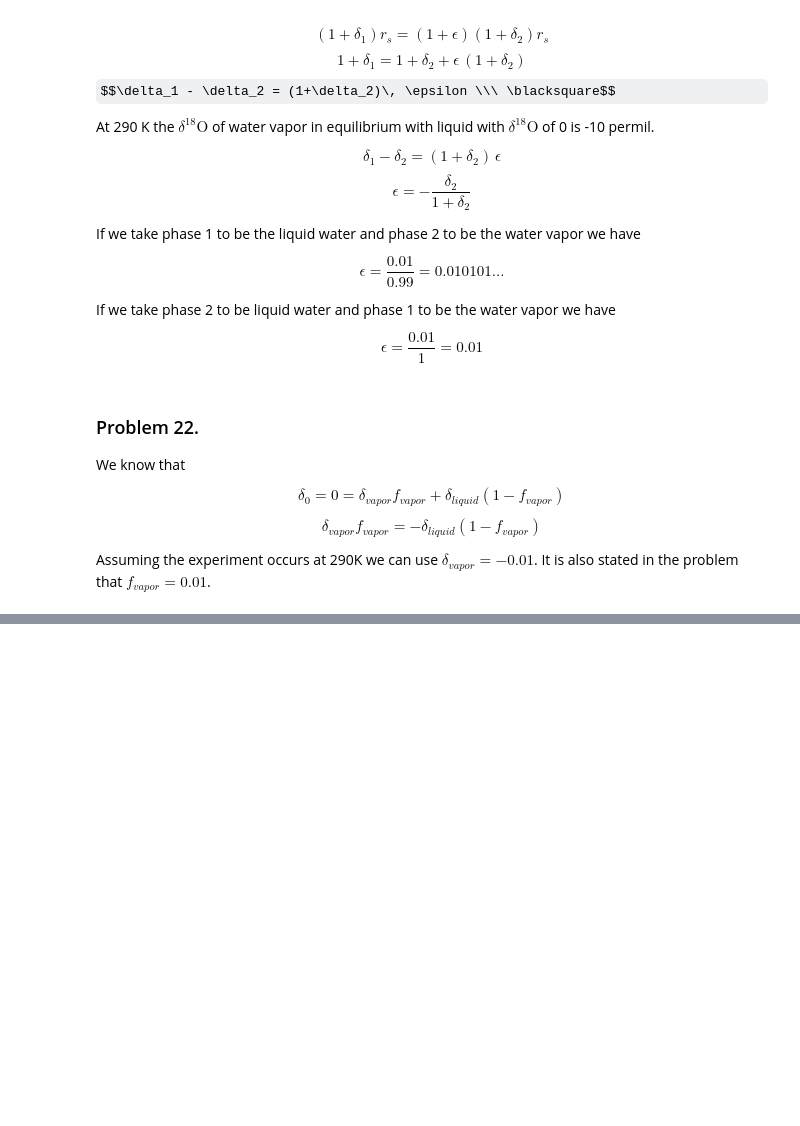
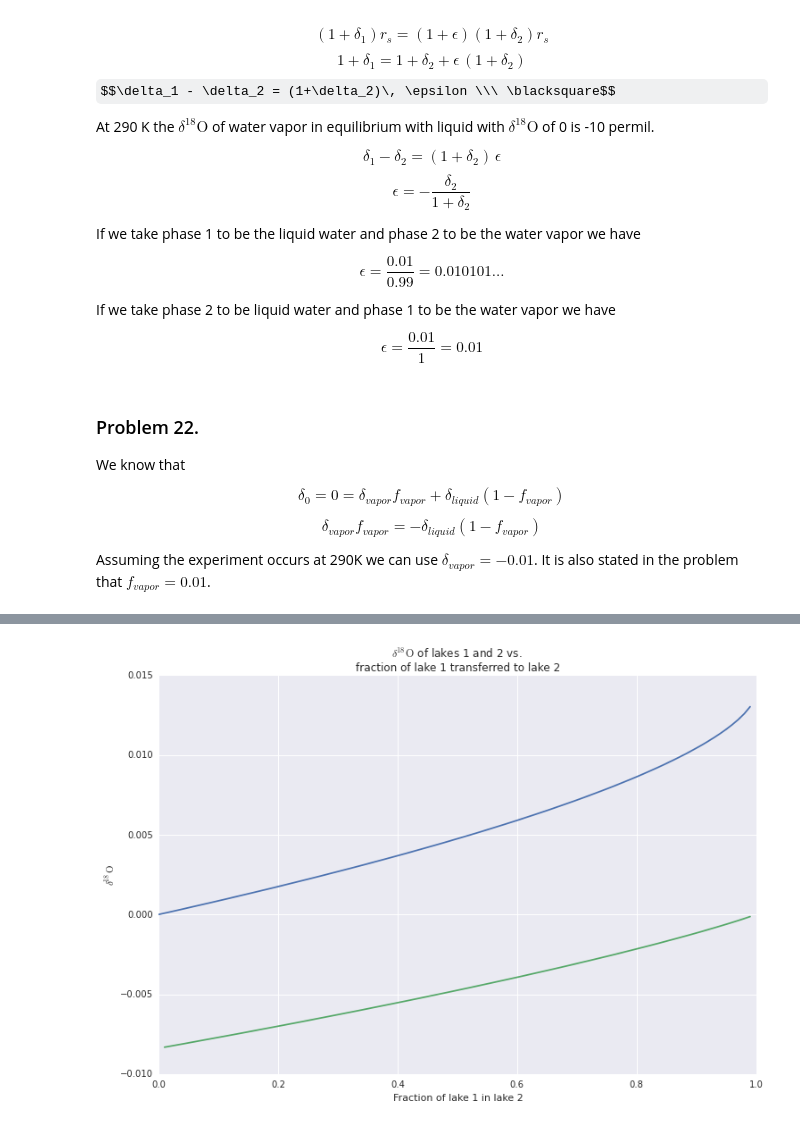
Before and after one commit to jdangerx/planetaryclimate, a Jupyter notebook: ch1.ipynb, the cells around one changed output, grey strips where cells are left out. Saved outputs shown, nothing was run; the diff lists cells and outputs as text; code cells hidden in the pictures; some formulas as TeX source; blank space fills up the shorter version.

Commit message:
p23 finally done. still needs some writeup though

```diff
--- a/ch1.ipynb
+++ b/ch1.ipynb
@@ -858,0 +765,81 @@ After 50 timesteps the vapor's ratio of O18 is -14.90 permil relative to that of
+# %%
+def d_source_of_frac(func, frac_gone, resolution=0.01):
+    frac_remaining = 1 - frac_gone
+    final_time = log(frac_remaining, (1-resolution))
+    return func(final_time)
+
+
+def d_target(d_source_0, d_source, source_remaining):
+    return (d_source_0 - source_remaining*d_source) / (1-source_remaining)
+
+
+def problem23a():
+    ntrials = 50
+    f_source = 0.99
+    d_source_0 = -0.01
+    epsilon = 0.01
+    condense = partial(d_source_of_t, epsilon, d_source_0, f_source)
+    d_vaps = [condense(t) for t in range(ntrials)]
+    d_liqs = [d_vap + epsilon for d_vap in d_vaps]
+    print("After 50 timesteps the vapor's ratio of O18 is {:.2f} permil relative"
+          " to that of the lake.".format(d_vaps[-1]*1000))
+    return d_vaps[-1]
+
+
+def problem23b():
+    frac_evap = 0.01
+
+    # part b - what do the lakes look like without reflow?
+    ntrials = 500
+    f_lake2 = 0.99**50 * frac_evap
+    f_lake1 = 1 - f_lake2
+    f_source = f_lake1
+    d_source_0 = 0
+    epsilon = problem23a()
+    travel_over_mtn = partial(d_source_of_t, epsilon, d_source_0, f_source)
+    # fracs is fractions of total that have been moved to lake2
+    # thus 1-frac is the fraction remaining in lake1
+    fracs = np.linspace(0, 0.99, 100)
+    d_lake1s = [d_source_of_frac(travel_over_mtn, frac) for frac in fracs]
+    d_lake2s = [d_target(d_source_0, d_lake1, 1-frac)
+                for frac, d_lake1 in zip(fracs, d_lake1s)]
+
+    plt.figure(figsize=(12,8))
+    plt.plot(fracs, d_lake1s)
+    plt.plot(fracs, d_lake2s)
+    plt.title("$\delta^{18}\mathrm{O}$ of lakes 1 and 2 vs. \n"
+              "fraction of lake 1 transferred to lake 2")
+    plt.ylabel("$\delta^{18}\mathrm{O}$")
+    plt.xlabel("Fraction of lake 1 in lake 2")
+
+    d_lake1_25_0 = d_source_of_frac(travel_over_mtn, 0.25)
+    d_lake2_25_0 = d_lake1_25_0 + epsilon
+
+    return d_lake1_25_0, d_lake2_25_0, epsilon
+
+def problem23c():
+    # starting point is when lake2 has 25% of lake1
+    remaining_lake2 = 0.25
+    remaining_lake1 = 0.75
+    f_12 = 0.99  # prop. of lake 1 remaining after some goes to lake 2
+    f_21 = 0.97  # prop. of lake 2 remaining after some goes to lake 1
+    d_lake1_0, d_lake2_0, evap_epsilon = problem23b()
+    d_lake1s = [d_lake1_0]
+    d_lake2s = [d_lake2_0]
+    # for n in range(100):
+    # now we know isotopic composition of lake2
+    d_lake1_n = d_source_of_t(evap_epsilon, d_lake1s[0], f_12, 1)
+    d_lake2_n = d_target(d_lake1_0, d_lake1_n, remaining_lake1)
+    # now we find the isotopic composition of lake1
+    # d_lake1_n = d_target(d_lake2_0, d_lake2_n, remaining_lake2)
+    # f2d2 + f1d1 = d0
+    # d1 = d0 - f2d2  / f1
+    d_lake1_n = (d_lake1_0 - remaining_lake2 * d_lake2_n) / remaining_lake1
+    d_lake1s.append(d_lake1_n)
+    d_lake2s.append(d_lake2_n)
+
+    print(d_lake1s, d_lake2s)
+
+
+problem23c()
+# %% [output]
@@ -858,0 +848 @@ After 50 timesteps the vapor's ratio of O18 is -14.90 permil relative to that of
+[figure, added]
```
Also changed, not shown: parts of 8 cells of this notebook.
